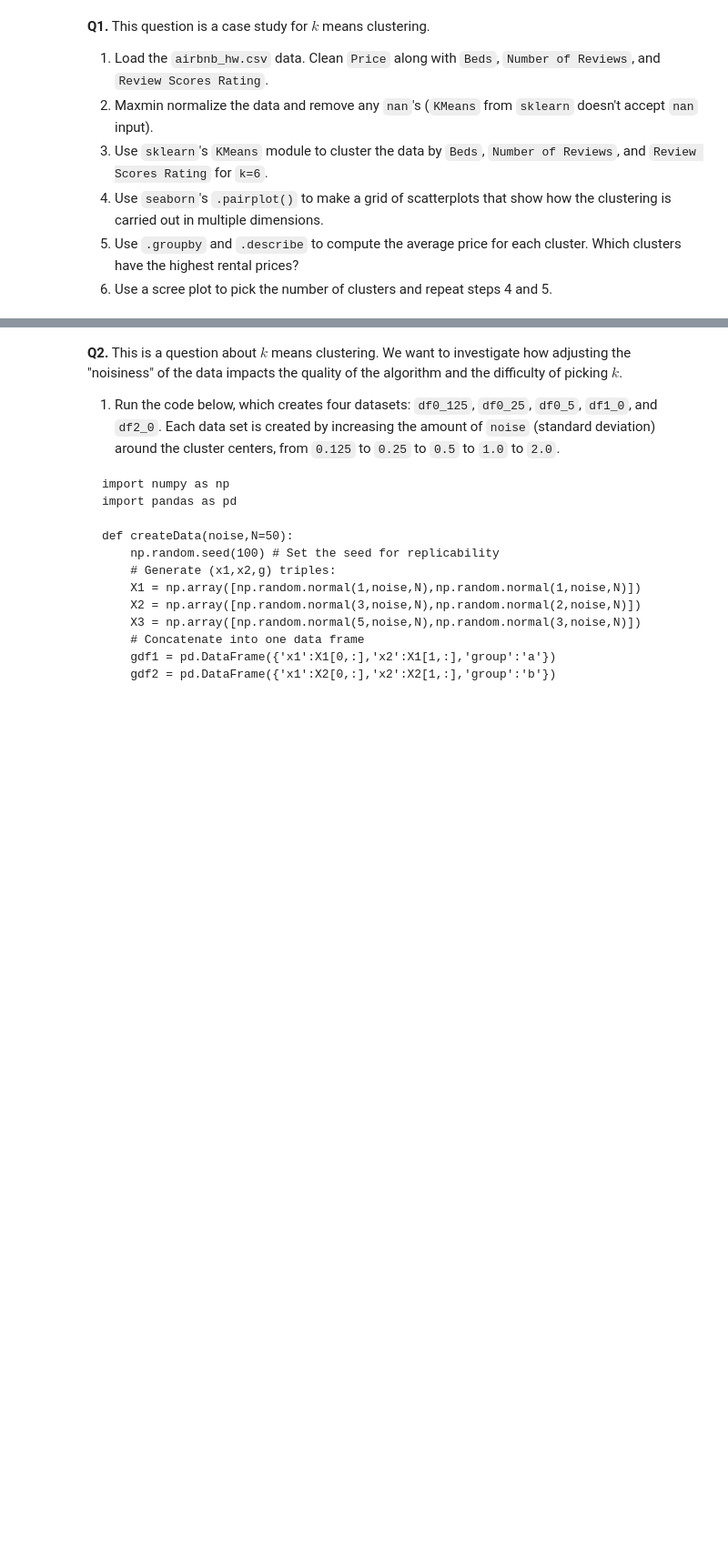
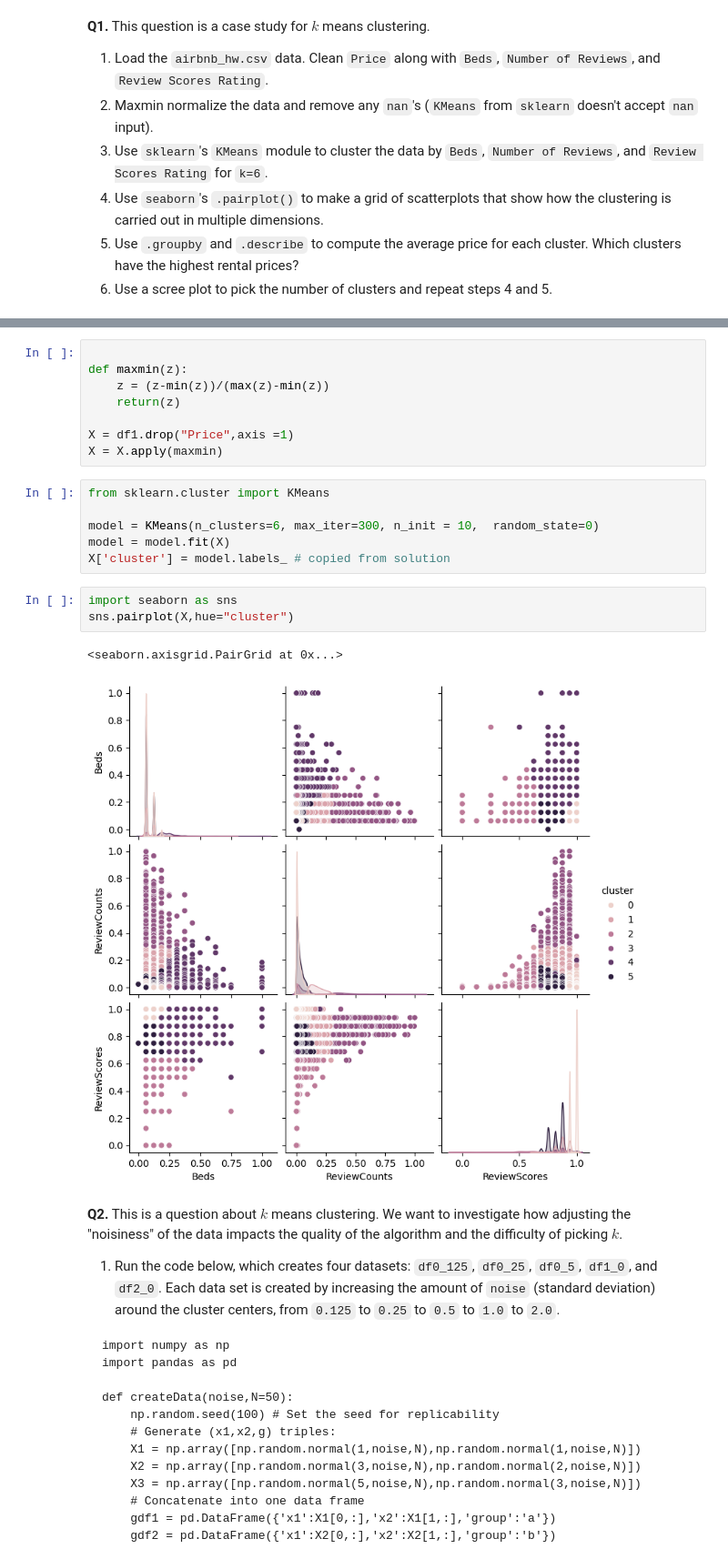
Before and after one commit to chrisjwkim/kmc, a Jupyter notebook: assignment_kmc.ipynb, the cells around one changed output, grey strips where cells are left out. Shown at 91% size. Saved outputs shown, nothing was run; the diff lists cells and outputs as text; blank space fills up the shorter version.

```diff
--- a/assignment_kmc.ipynb
+++ b/assignment_kmc.ipynb
@@ -37,3 +60,23 @@ dtype('O')
+# %%
+
+def maxmin(z):
+    z = (z-min(z))/(max(z)-min(z))
+    return(z)
+
+X = df1.drop("Price",axis =1)
+X = X.apply(maxmin)
+# %%
+from sklearn.cluster import KMeans
+
+model = KMeans(n_clusters=6, max_iter=300, n_init = 10,  random_state=0)
+model = model.fit(X)
+X['cluster'] = model.labels_ # copied from solution
+# %%
+import seaborn as sns
+sns.pairplot(X,hue="cluster")
+# %% [output]
+<seaborn.axisgrid.PairGrid at 0x...>
+[figure, added]
 # %% [markdown]
 **Q2.** This is a question about $k$ means clustering. We want to investigate how adjusting the "noisiness" of the data impacts the quality of the algorithm and the difficulty of picking $k$.
 
```
Also changed, not shown: parts of 2 cells of this notebook.
